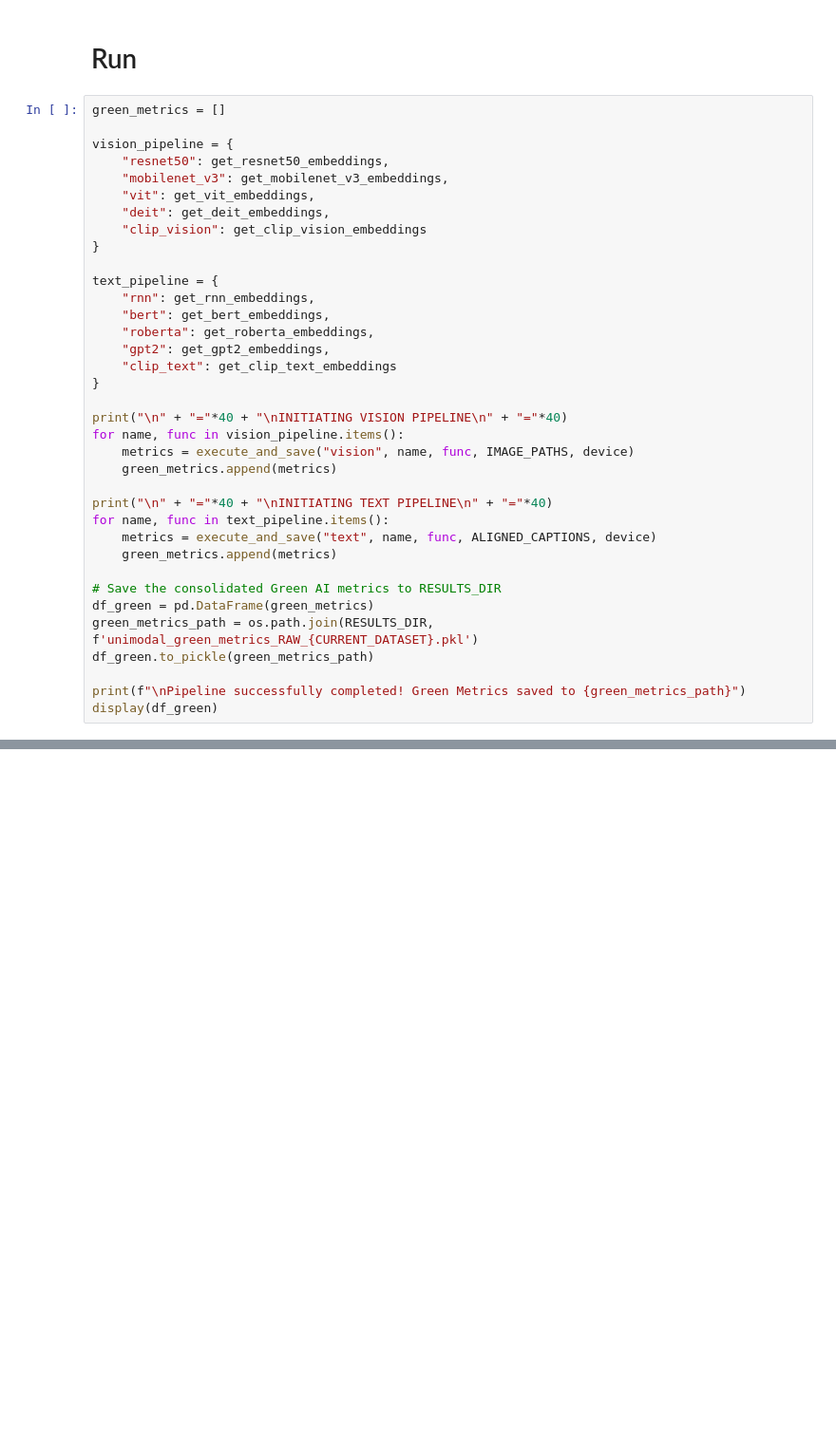
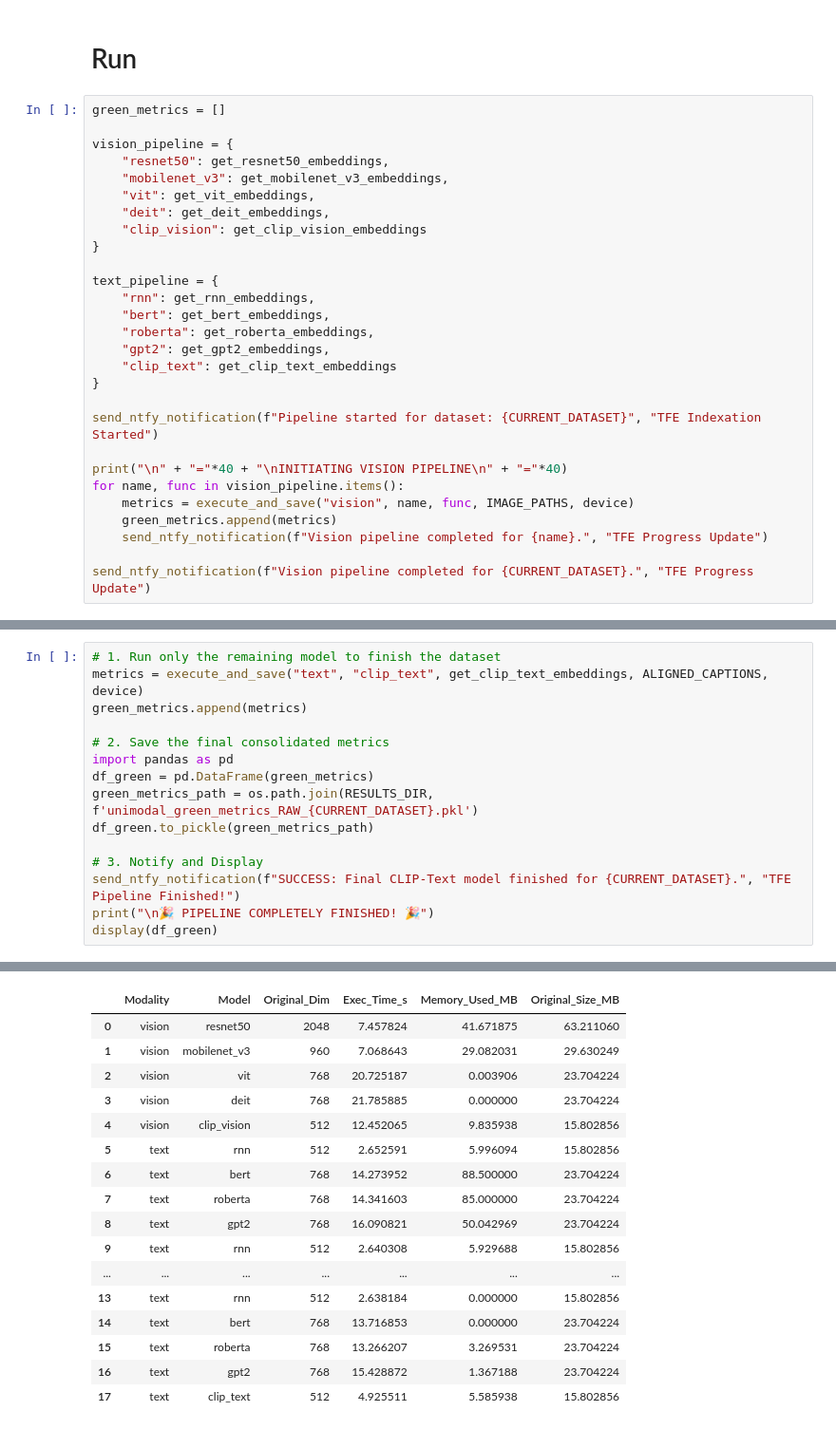
Before and after one commit to ayselatx/tfe, a Jupyter notebook: Unimodal_Indexation.ipynb, the cells around one changed output, grey strips where cells are left out. Shown at 95% size. Drawn from its saved outputs; the diff is of its cells as text; blank space fills up the shorter version.

Commit message:
fix indexation

```diff
--- a/Unimodal_Indexation.ipynb
+++ b/Unimodal_Indexation.ipynb
@@ -496,23 +548,15 @@ text_pipeline = {
     "clip_text": get_clip_text_embeddings
 }
 
+send_ntfy_notification(f"Pipeline started for dataset: {CURRENT_DATASET}", "TFE Indexation Started")
+
 print("\n" + "="*40 + "\nINITIATING VISION PIPELINE\n" + "="*40)
 for name, func in vision_pipeline.items():
     metrics = execute_and_save("vision", name, func, IMAGE_PATHS, device)
     green_metrics.append(metrics)
+    send_ntfy_notification(f"Vision pipeline completed for {name}.", "TFE Progress Update")
 
-print("\n" + "="*40 + "\nINITIATING TEXT PIPELINE\n" + "="*40)
-for name, func in text_pipeline.items():
-    metrics = execute_and_save("text", name, func, ALIGNED_CAPTIONS, device)
-    green_metrics.append(metrics)
-
-# Save the consolidated Green AI metrics to RESULTS_DIR
-df_green = pd.DataFrame(green_metrics)
-green_metrics_path = os.path.join(RESULTS_DIR, f'unimodal_green_metrics_RAW_{CURRENT_DATASET}.pkl')
-df_green.to_pickle(green_metrics_path)
-
-print(f"\nPipeline successfully completed! Green Metrics saved to {green_metrics_path}")
-display(df_green)
+send_ntfy_notification(f"Vision pipeline completed for {CURRENT_DATASET}.", "TFE Progress Update")
 # %% [output]
 ========================================
 INITIATING VISION PIPELINE
@@ -522,0 +677,16 @@ NameError: name 'sys' is not defined
+# %%
+# 1. Run only the remaining model to finish the dataset
+metrics = execute_and_save("text", "clip_text", get_clip_text_embeddings, ALIGNED_CAPTIONS, device)
+green_metrics.append(metrics)
+
+# 2. Save the final consolidated metrics
+import pandas as pd
+df_green = pd.DataFrame(green_metrics)
+green_metrics_path = os.path.join(RESULTS_DIR, f'unimodal_green_metrics_RAW_{CURRENT_DATASET}.pkl')
+df_green.to_pickle(green_metrics_path)
+
+# 3. Notify and Display
+send_ntfy_notification(f"SUCCESS: Final CLIP-Text model finished for {CURRENT_DATASET}.", "TFE Pipeline Finished!")
+print("\n🎉 PIPELINE COMPLETELY FINISHED! 🎉")
+display(df_green)
+# %% [output]
@@ -522,0 +706,17 @@ NameError: name 'sys' is not defined
+|  | Modality | Model | Original_Dim | Exec_Time_s | Memory_Used_MB | Original_Size_MB |
+| 0 | vision | resnet50 | 2048 | 7.457824 | 41.671875 | 63.211060 |
+| 1 | vision | mobilenet_v3 | 960 | 7.068643 | 29.082031 | 29.630249 |
+| 2 | vision | vit | 768 | 20.725187 | 0.003906 | 23.704224 |
+| 3 | vision | deit | 768 | 21.785885 | 0.000000 | 23.704224 |
+| 4 | vision | clip_vision | 512 | 12.452065 | 9.835938 | 15.802856 |
+| 5 | text | rnn | 512 | 2.652591 | 5.996094 | 15.802856 |
+| 6 | text | bert | 768 | 14.273952 | 88.500000 | 23.704224 |
+| 7 | text | roberta | 768 | 14.341603 | 85.000000 | 23.704224 |
+| 8 | text | gpt2 | 768 | 16.090821 | 50.042969 | 23.704224 |
+| 9 | text | rnn | 512 | 2.640308 | 5.929688 | 15.802856 |
+| ... | ... | ... | ... | ... | ... | ... |
+| 13 | text | rnn | 512 | 2.638184 | 0.000000 | 15.802856 |
+| 14 | text | bert | 768 | 13.716853 | 0.000000 | 23.704224 |
+| 15 | text | roberta | 768 | 13.266207 | 3.269531 | 23.704224 |
+| 16 | text | gpt2 | 768 | 15.428872 | 1.367188 | 23.704224 |
+| 17 | text | clip_text | 512 | 4.925511 | 5.585938 | 15.802856 |
```
Also changed, not shown: parts of 9 cells of this notebook.
